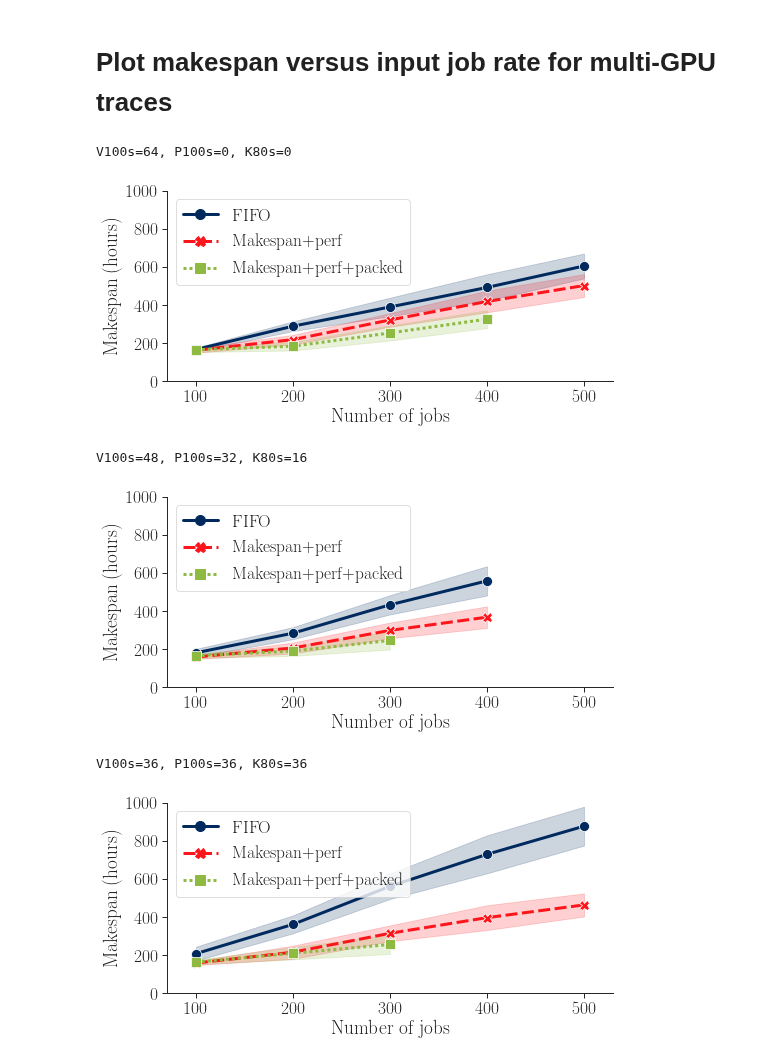
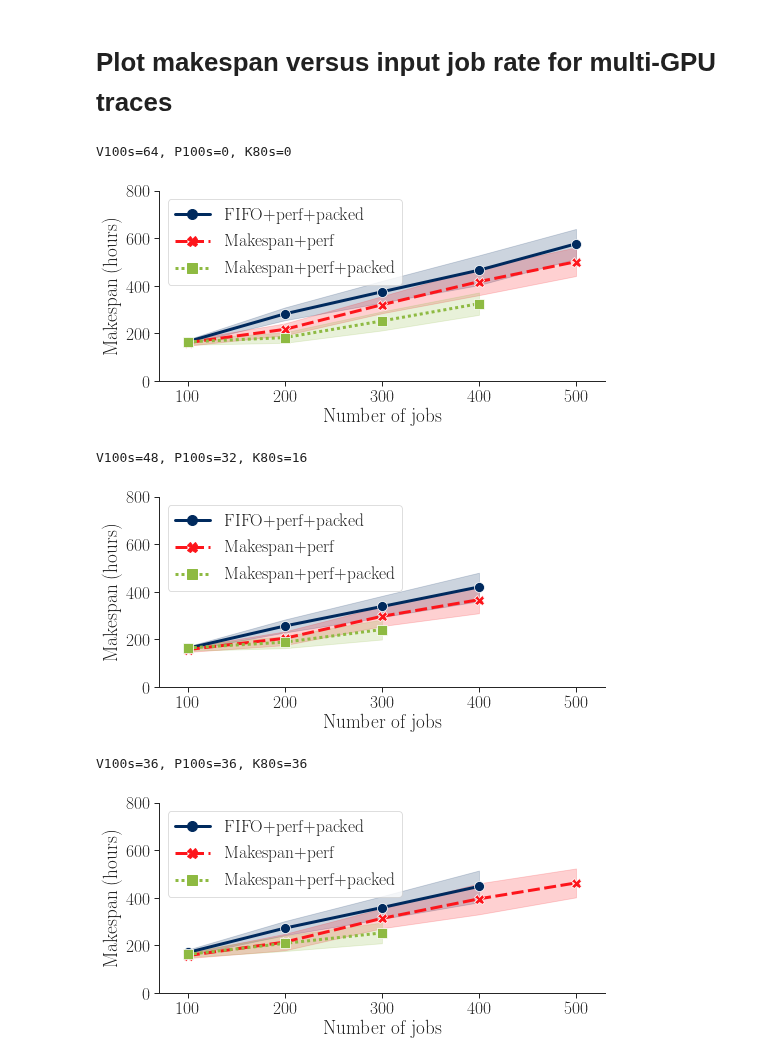
Before and after one commit to stanford-futuredata/gavel, a Jupyter notebook: scheduler/notebooks/figures/evaluation/makespan.ipynb, the cells around one changed output. Saved outputs shown, nothing was run; the diff lists cells and outputs as text; code cells hidden in the pictures.

```diff
--- a/scheduler/notebooks/figures/evaluation/makespan.ipynb
+++ b/scheduler/notebooks/figures/evaluation/makespan.ipynb
@@ -204,43 +204,43 @@ print("V100s=64, P100s=0, K80s=0")
 plot_metric_vs_num_total_jobs(
     multi_gpu_logfile_paths,
     v100s=64, p100s=0, k80s=0,
-    policies=["fifo", "min_total_duration", "min_total_duration_packed"],
+    policies=["fifo_packed", "min_total_duration", "min_total_duration_packed"],
     metric_fn=makespan_fn,
     metric_label="Makespan (hours)",
     xmax=530,
-    ymax=1000,
+    ymax=800,
     output_filename="makespan/multi_gpu_v100=64_p100=0_k80=0.pdf"
 )
 # %% [output]
 V100s=64, P100s=0, K80s=0
-[figure, old version]
+[figure, new version]
 # %%
 print("V100s=48, P100s=32, K80s=16")
 plot_metric_vs_num_total_jobs(
     multi_gpu_logfile_paths,
     v100s=48, p100s=32, k80s=16,
-    policies=["fifo", "min_total_duration", "min_total_duration_packed"],
+    policies=["fifo_packed", "min_total_duration", "min_total_duration_packed"],
     metric_fn=makespan_fn,
     metric_label="Makespan (hours)",
     xmax=530,
-    ymax=1000,
+    ymax=800,
     output_filename="makespan/multi_gpu_v100=48_p100=32_k80=16.pdf"
 )
 # %% [output]
 V100s=48, P100s=32, K80s=16
-[figure, old version]
+[figure, new version]
 # %%
 print("V100s=36, P100s=36, K80s=36")
 plot_metric_vs_num_total_jobs(
     multi_gpu_logfile_paths,
     v100s=36, p100s=36, k80s=36,
-    policies=["fifo", "min_total_duration", "min_total_duration_packed"],
+    policies=["fifo_packed", "min_total_duration", "min_total_duration_packed"],
     metric_fn=makespan_fn,
     metric_label="Makespan (hours)",
     xmax=530,
-    ymax=1000,
+    ymax=800,
     output_filename="makespan/multi_gpu_v100=36_p100=36_k80=36.pdf"
 )
 # %% [output]
 V100s=36, P100s=36, K80s=36
-[figure, old version]
+[figure, new version]
```
Also changed, not shown: parts of 3 cells of this notebook, 6 other files.
